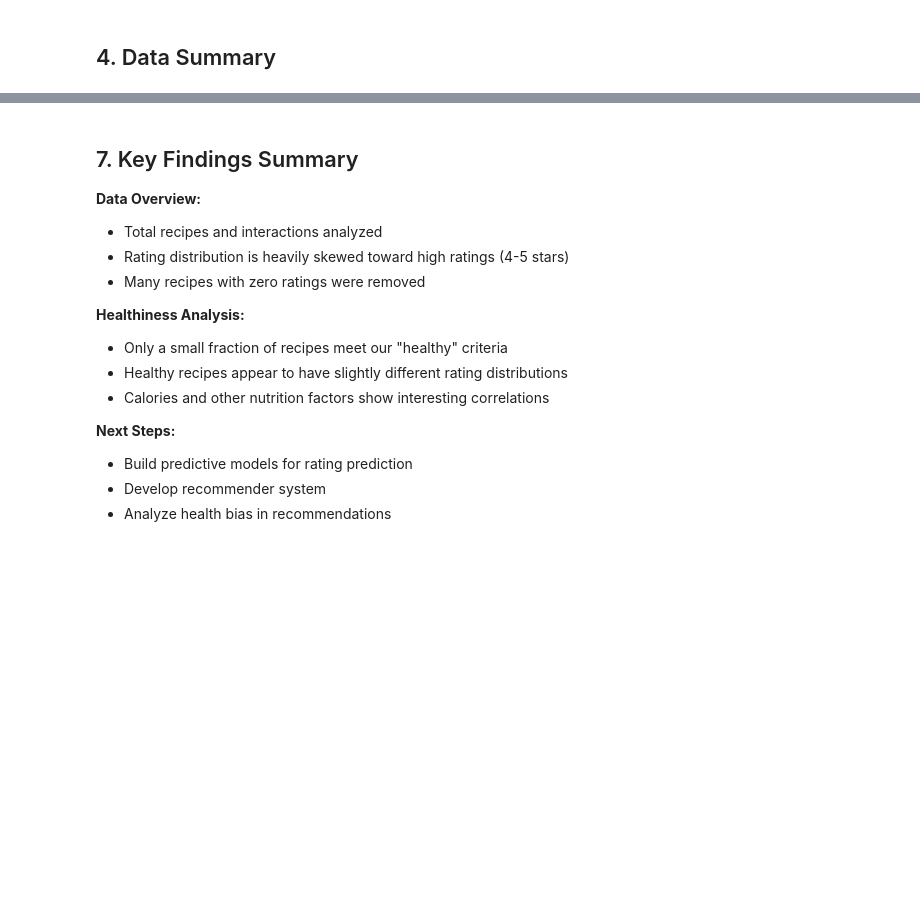
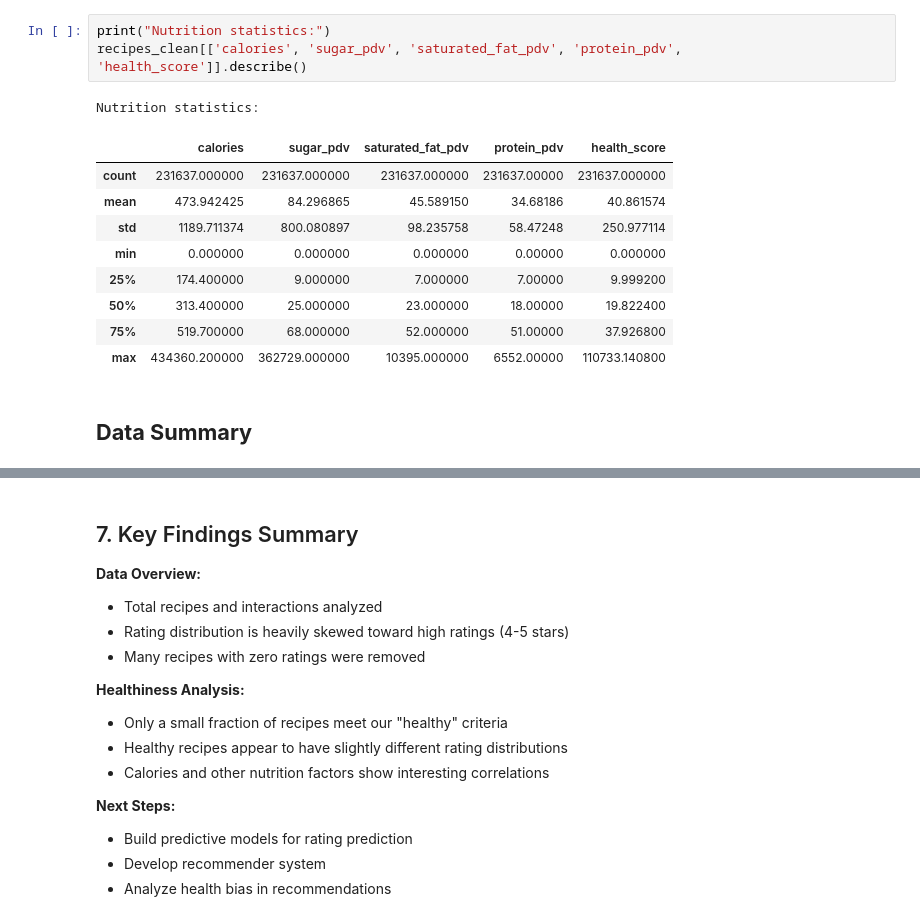
Before and after one commit to rluminto/CSE-158-Assignment-2, a Jupyter notebook: notebooks/01_eda_data_understanding.ipynb, the cells around one changed output, grey strips where cells are left out. Saved outputs shown, nothing was run; the diff lists cells and outputs as text; blank space fills up the shorter version.

```diff
--- a/notebooks/01_eda_data_understanding.ipynb
+++ b/notebooks/01_eda_data_understanding.ipynb
@@ -104,3 +253,17 @@ display(recipes_clean[['calories', 'sugar_pdv', 'saturated_fat_pdv', 'protein_pd
+# %%
+print("Nutrition statistics:")
+recipes_clean[['calories', 'sugar_pdv', 'saturated_fat_pdv', 'protein_pdv', 'health_score']].describe()
+# %% [output]
+Nutrition statistics:
+|  | calories | sugar_pdv | saturated_fat_pdv | protein_pdv | health_score |
+| count | 231637.000000 | 231637.000000 | 231637.000000 | 231637.00000 | 231637.000000 |
+| mean | 473.942425 | 84.296865 | 45.589150 | 34.68186 | 40.861574 |
+| std | 1189.711374 | 800.080897 | 98.235758 | 58.47248 | 250.977114 |
+| min | 0.000000 | 0.000000 | 0.000000 | 0.00000 | 0.000000 |
+| 25% | 174.400000 | 9.000000 | 7.000000 | 7.00000 | 9.999200 |
+| 50% | 313.400000 | 25.000000 | 23.000000 | 18.00000 | 19.822400 |
+| 75% | 519.700000 | 68.000000 | 52.000000 | 51.00000 | 37.926800 |
+| max | 434360.200000 | 362729.000000 | 10395.000000 | 6552.00000 | 110733.140800 |
 # %% [markdown]
-## 4. Data Summary
+## **Data Summary**
 # %%
```
Also changed, not shown: parts of 46 cells of this notebook, 8 other files.
